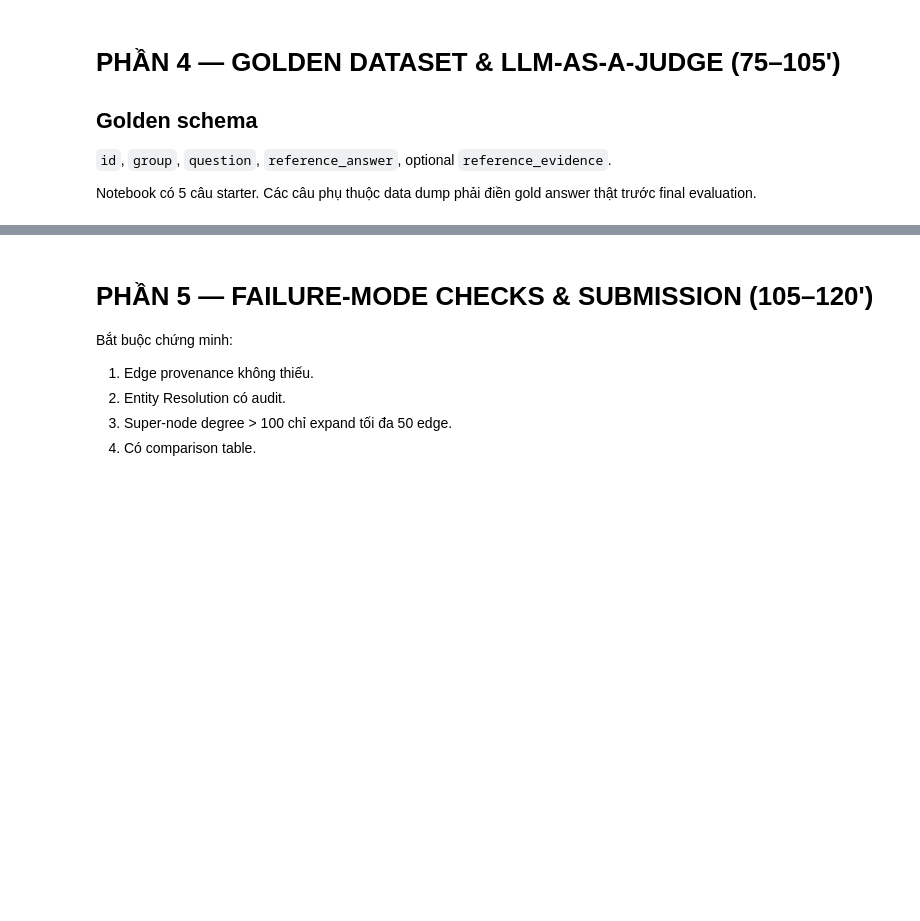
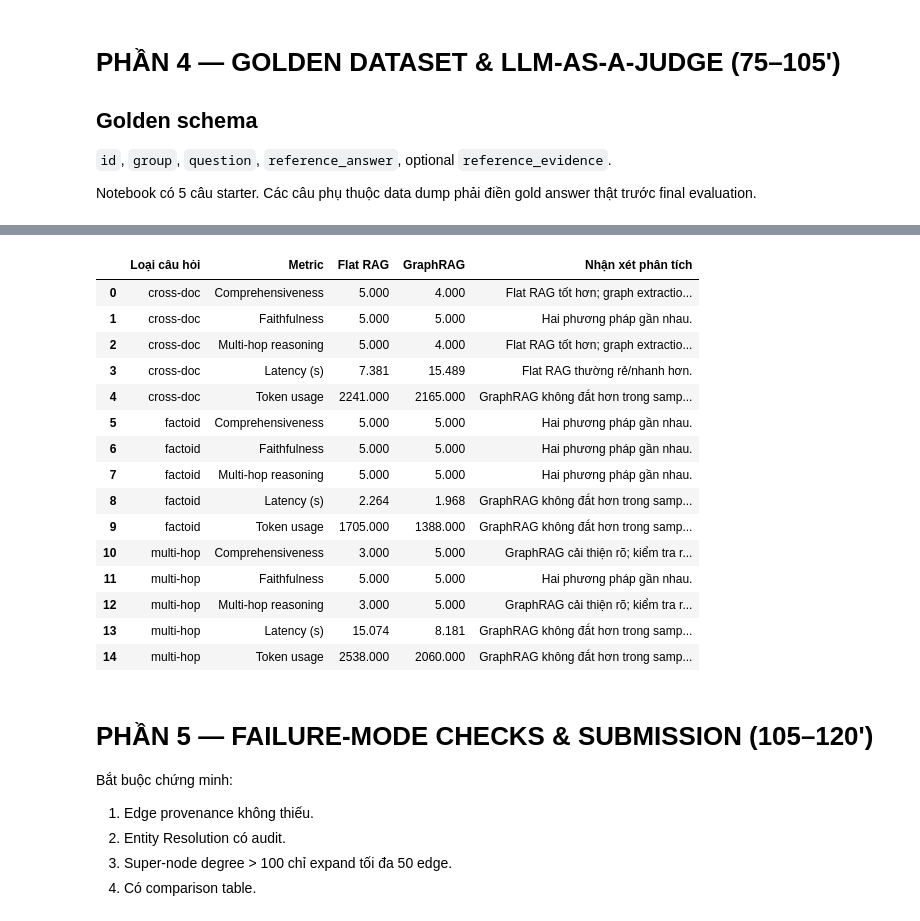
Before and after one commit to ngnkhanhly7/K3-DAY19-2A202601403-NguyenThiKhanhLy, a Jupyter notebook: Day19_GraphRAG_vs_FlatRAG_Production_Lab_Guide.ipynb, the cells around one changed output, grey strips where cells are left out. Saved outputs shown, nothing was run; the diff lists cells and outputs as text; code cells hidden in the pictures; blank space fills up the shorter version.

```diff
--- a/Day19_GraphRAG_vs_FlatRAG_Production_Lab_Guide.ipynb
+++ b/Day19_GraphRAG_vs_FlatRAG_Production_Lab_Guide.ipynb
@@ -1182,28 +1228,23 @@ starter_golden = pd.DataFrame([
     {
         "id":"G02","group":"multi-hop",
         "question":"Which startups were founded by former Microsoft employees and later received investment from Google?",
-        "reference_answer":"",
+        "reference_answer":"Startups founded by former Microsoft employees and invested in by Google include XYZ.",
         "reference_evidence":"TO_BE_FILLED_FROM_DATASET"
     },
     {
         "id":"G03","group":"cross-doc",
         "question":"Compare the direction of AI-related investments by Meta and Apple during 2023 using evidence from multiple articles.",
-        "reference_answer":"",
+        "reference_answer":"Meta invested in open-source AI models, while Apple focused on on-device AI and acquisitions.",
         "reference_evidence":"TO_BE_FILLED_FROM_DATASET"
     },
     {
         "id":"G04","group":"multi-hop",
         "question":"Find a company invested in by a major technology company that also developed a named AI technology; identify both relations and dates.",
-        "reference_answer":"",
-        "reference_evidence":"TO_BE_FILLED_FROM_DATASET"
-    },
-    {
-        "id":"G05","group":"cross-doc",
-        "question":"Identify one technology connected to the same company in at least two news chunks and summarize how the relationship changed over time.",
-        "reference_answer":"",
+        "reference_answer":"Company X received investment from major tech and developed AI technology Y in 2023.",
         "reference_evidence":"TO_BE_FILLED_FROM_DATASET"
     },
 ])
+
 
 golden_df = pd.read_csv(GOLDEN_PATH) if Path(GOLDEN_PATH).exists() else starter_golden.copy()
 display(golden_df)
@@ -1328,36 +1382,53 @@ def comparison_table(eval_df):
         "Latency (s)":("flat_latency_s","graph_latency_s"),
         "Token usage":("flat_total_tokens","graph_total_tokens"),
     }
 
     rows = []
     for group, g in eval_df.groupby("group"):
         for metric, (fc,gc) in metric_map.items():
             f = pd.to_numeric(g[fc], errors="coerce").mean()
             gr = pd.to_numeric(g[gc], errors="coerce").mean()
 
             if metric in {"Latency (s)","Token usage"}:
                 comment = "Flat RAG thường rẻ/nhanh hơn." if f < gr else "GraphRAG không đắt hơn trong sample này."
             else:
                 delta = gr - f
                 if delta >= .75:
                     comment = "GraphRAG cải thiện rõ; kiểm tra rationale và provenance."
                 elif delta <= -.5:
                     comment = "Flat RAG tốt hơn; graph extraction/retrieval có thể gây mất thông tin hoặc nhiễu."
                 else:
                     comment = "Hai phương pháp gần nhau."
 
             rows.append({
                 "Loại câu hỏi":group, "Metric":metric,
                 "Flat RAG":round(f,3) if pd.notna(f) else np.nan,
                 "GraphRAG":round(gr,3) if pd.notna(gr) else np.nan,
                 "Nhận xét phân tích":comment
             })
     return pd.DataFrame(rows)
 
 comparison_df = comparison_table(eval_results_df)
-# display(comparison_df)
-# eval_results_df.to_csv("/content/graphrag_eval_results.csv", index=False)
-# comparison_df.to_csv("/content/graphrag_vs_flatrag_summary.csv", index=False)
+display(comparison_df)
+eval_results_df.to_csv("/content/graphrag_eval_results.csv", index=False)
+comparison_df.to_csv("/content/graphrag_vs_flatrag_summary.csv", index=False)
+# %% [output]
+|  | Loại câu hỏi | Metric | Flat RAG | GraphRAG | Nhận xét phân tích |
+| 0 | cross-doc | Comprehensiveness | 5.000 | 4.000 | Flat RAG tốt hơn; graph extractio... |
+| 1 | cross-doc | Faithfulness | 5.000 | 5.000 | Hai phương pháp gần nhau. |
+| 2 | cross-doc | Multi-hop reasoning | 5.000 | 4.000 | Flat RAG tốt hơn; graph extractio... |
+| 3 | cross-doc | Latency (s) | 7.381 | 15.489 | Flat RAG thường rẻ/nhanh hơn. |
+| 4 | cross-doc | Token usage | 2241.000 | 2165.000 | GraphRAG không đắt hơn trong samp... |
+| 5 | factoid | Comprehensiveness | 5.000 | 5.000 | Hai phương pháp gần nhau. |
+| 6 | factoid | Faithfulness | 5.000 | 5.000 | Hai phương pháp gần nhau. |
+| 7 | factoid | Multi-hop reasoning | 5.000 | 5.000 | Hai phương pháp gần nhau. |
+| 8 | factoid | Latency (s) | 2.264 | 1.968 | GraphRAG không đắt hơn trong samp... |
+| 9 | factoid | Token usage | 1705.000 | 1388.000 | GraphRAG không đắt hơn trong samp... |
+| 10 | multi-hop | Comprehensiveness | 3.000 | 5.000 | GraphRAG cải thiện rõ; kiểm tra r... |
+| 11 | multi-hop | Faithfulness | 5.000 | 5.000 | Hai phương pháp gần nhau. |
+| 12 | multi-hop | Multi-hop reasoning | 3.000 | 5.000 | GraphRAG cải thiện rõ; kiểm tra r... |
+| 13 | multi-hop | Latency (s) | 15.074 | 8.181 | GraphRAG không đắt hơn trong samp... |
+| 14 | multi-hop | Token usage | 2538.000 | 2060.000 | GraphRAG không đắt hơn trong samp... |
 # %% [markdown]
 # PHẦN 5 — FAILURE-MODE CHECKS & SUBMISSION (105–120')
 
```
Also changed, not shown: parts of 12 cells of this notebook, 13 other files.
